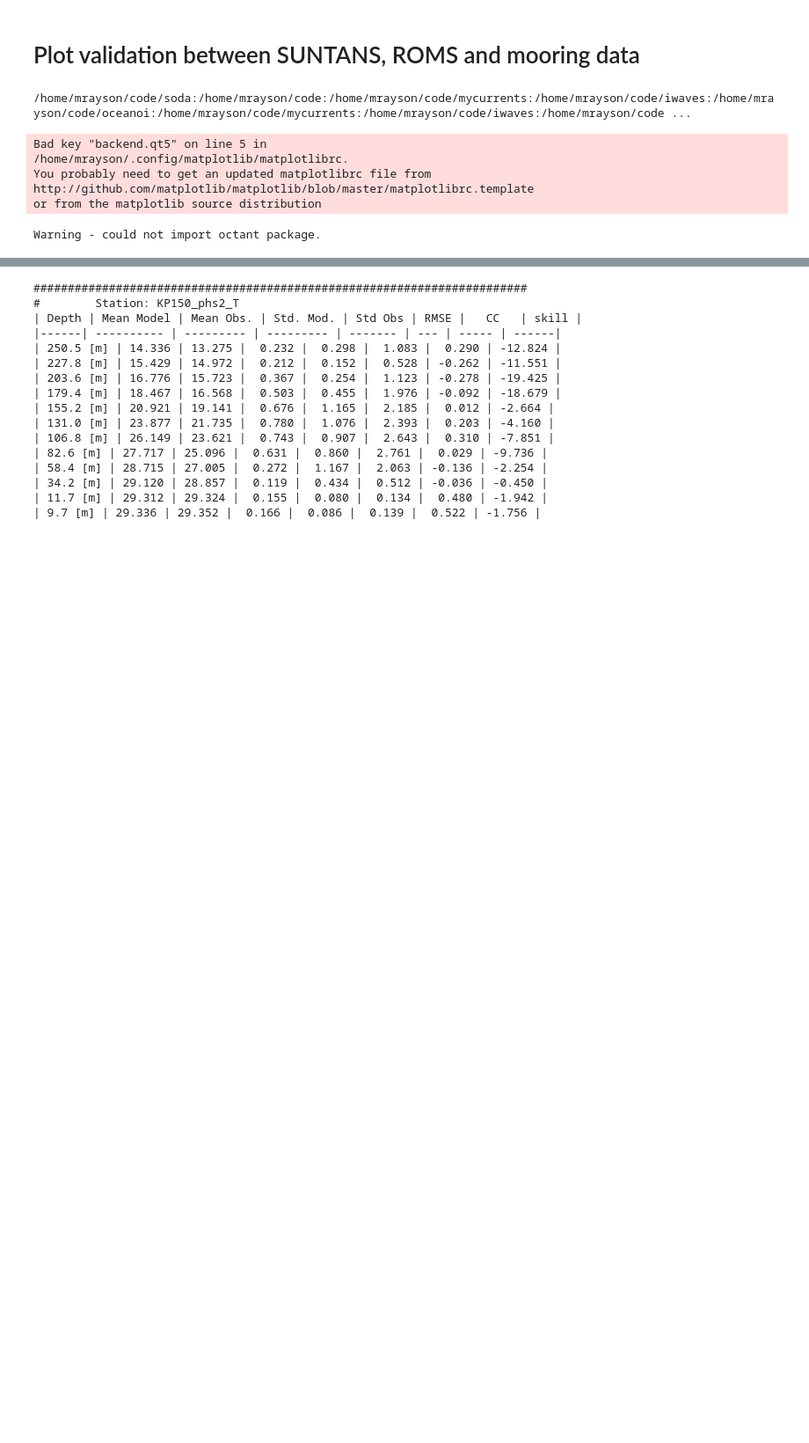
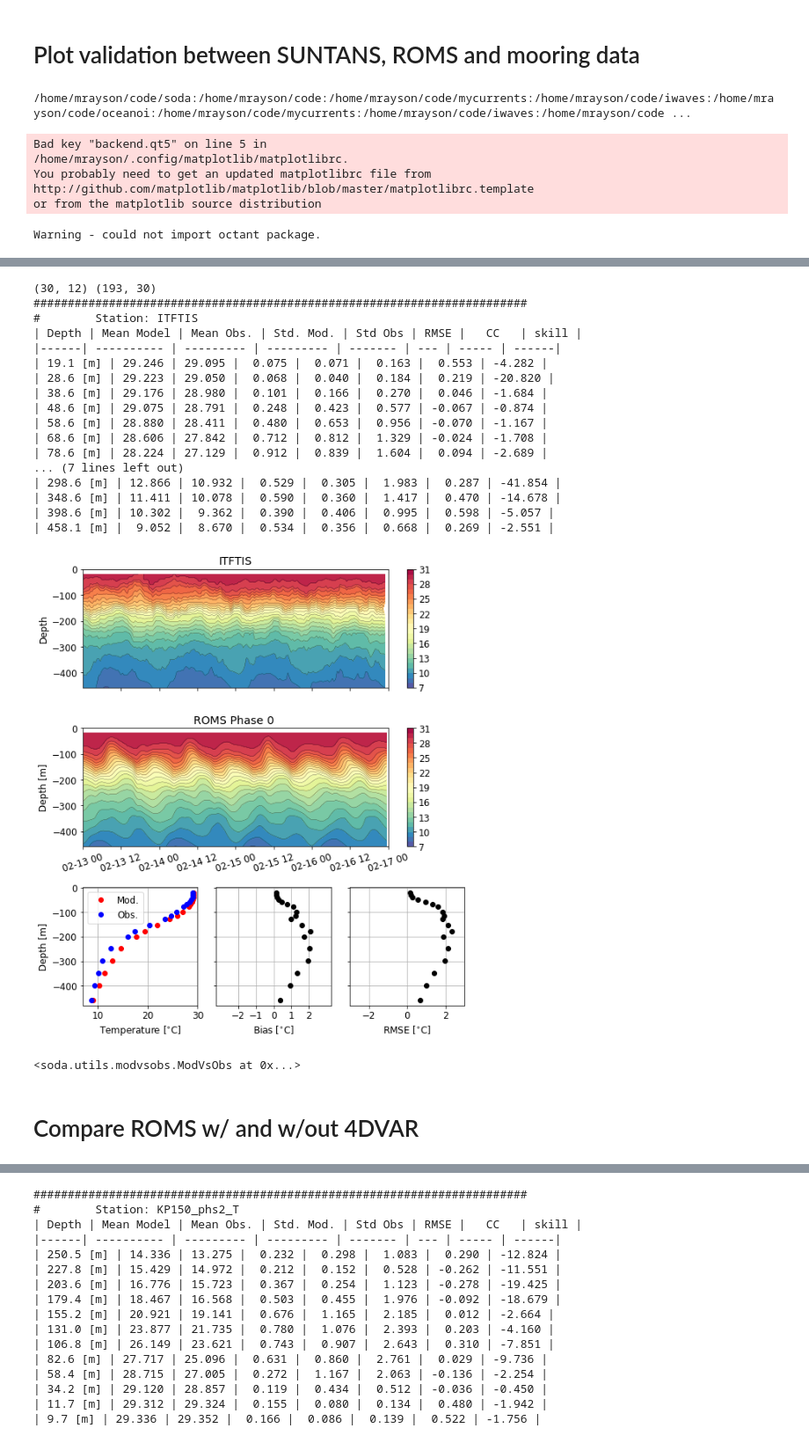
Before and after one commit to mrayson/roms_4dvar_browsebasin, a Jupyter notebook: NOTEBOOKS/compare_roms_insitu_temp.ipynb, the cells around one changed output, grey strips where cells are left out. Shown at 88% size. Drawn from its saved outputs; the diff is of its cells as text; code cells hidden in the pictures; blank space fills up the shorter version.

```diff
--- a/NOTEBOOKS/compare_roms_insitu_temp.ipynb
+++ b/NOTEBOOKS/compare_roms_insitu_temp.ipynb
@@ -302 +352,47 @@ compare_imos_suntans_temp(None, None, stationT, None, 'ROMS Phase 0 ', t1,t2, mo
 <soda.utils.modvsobs.ModVsObs at 0x...>
+# %%
+romsfile = romsfiles[3]
+
+stationT = 'ITFTIS'
+xyin = np.array([sites['lon'][stationT], sites['lat'][stationT]])
+romsvar = 'temp'
+
+#Tfile = '../DATA/IMOS_Stack_Mooring_ITFTIS_201607_TEMP_60s.nc' # The first few cycles are in this folder
+Tfile = '../DATA/IMOS_Stack_Mooring_ITFTIS_201702_TEMP_60s.nc'
+dso = xr.open_dataset(Tfile)
+Tobsraw = om.OceanMooring(dso.TIME.values, dso.TEMP.values, dso.NOMINAL_DEPTH.values)
+zobs = -Tobsraw.Z
+
+Tmod = get_roms_station_da(romsfile, romsvar, xyin, zobs, cycle=0)
+t1, t2, dt = Tmod.t[0],Tmod.t[-1], (Tmod.t[1] - Tmod.t[0]).astype(float)*1e-9
+
+#Tobsraw = om.from_netcdf(Tfile, 'TEMP', group=None).clip(t1,t2)
+Tobs = Tobsraw.clip(t1,t2).resample(dt,ndt=1)
+
+
+mo_T = ModVsObs(Tmod.t, Tmod.y, Tobs.t, Tobs.y, \
+            Z=-zobs, units='degC', varname='romsvar', interpmodel=False)
+
+compare_imos_suntans_temp(None, None, stationT, None, 'ROMS Phase 0 ', t1,t2, mo_T=mo_T, plot=True)
+# %% [output]
+(30, 12) (193, 30)
+########################################################################
+#        Station: ITFTIS
+| Depth | Mean Model | Mean Obs. | Std. Mod. | Std Obs | RMSE |   CC   | skill |
+|------| ---------- | --------- | --------- | ------- | --- | ----- | ------|
+| 19.1 [m] | 29.246 | 29.095 |  0.075 |  0.071 |  0.163 |  0.553 | -4.282 |
+| 28.6 [m] | 29.223 | 29.050 |  0.068 |  0.040 |  0.184 |  0.219 | -20.820 |
+| 38.6 [m] | 29.176 | 28.980 |  0.101 |  0.166 |  0.270 |  0.046 | -1.684 |
+| 48.6 [m] | 29.075 | 28.791 |  0.248 |  0.423 |  0.577 | -0.067 | -0.874 |
+| 58.6 [m] | 28.880 | 28.411 |  0.480 |  0.653 |  0.956 | -0.070 | -1.167 |
+| 68.6 [m] | 28.606 | 27.842 |  0.712 |  0.812 |  1.329 | -0.024 | -1.708 |
+| 78.6 [m] | 28.224 | 27.129 |  0.912 |  0.839 |  1.604 |  0.094 | -2.689 |
+... (7 lines left out)
+| 298.6 [m] | 12.866 | 10.932 |  0.529 |  0.305 |  1.983 |  0.287 | -41.854 |
+| 348.6 [m] | 11.411 | 10.078 |  0.590 |  0.360 |  1.417 |  0.470 | -14.678 |
+| 398.6 [m] | 10.302 |  9.362 |  0.390 |  0.406 |  0.995 |  0.598 | -5.057 |
+| 458.1 [m] |  9.052 |  8.670 |  0.534 |  0.356 |  0.668 |  0.269 | -2.551 |
+[figure, added]
+<soda.utils.modvsobs.ModVsObs at 0x...>
+# %% [markdown]
+# Compare ROMS w/ and w/out 4DVAR
```
Also changed, not shown: parts of 11 cells of this notebook.
